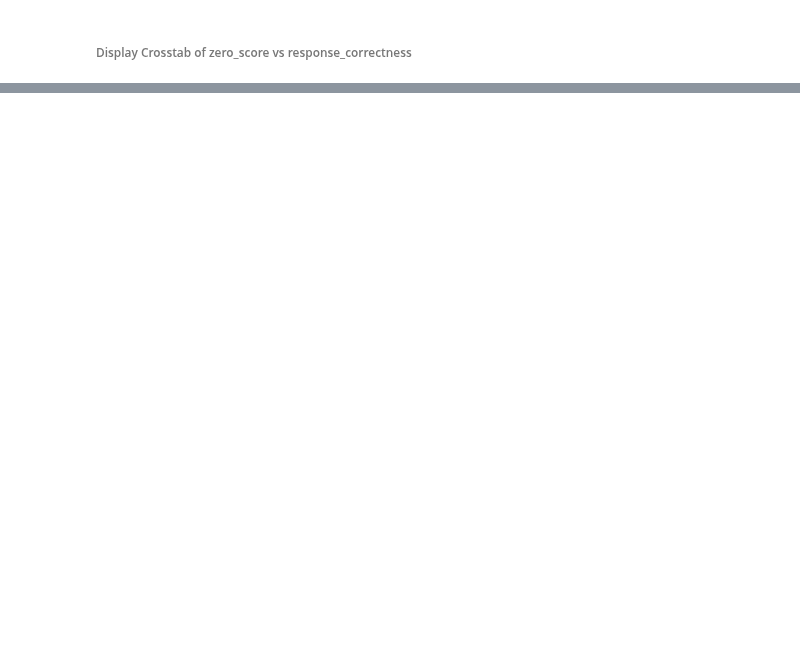
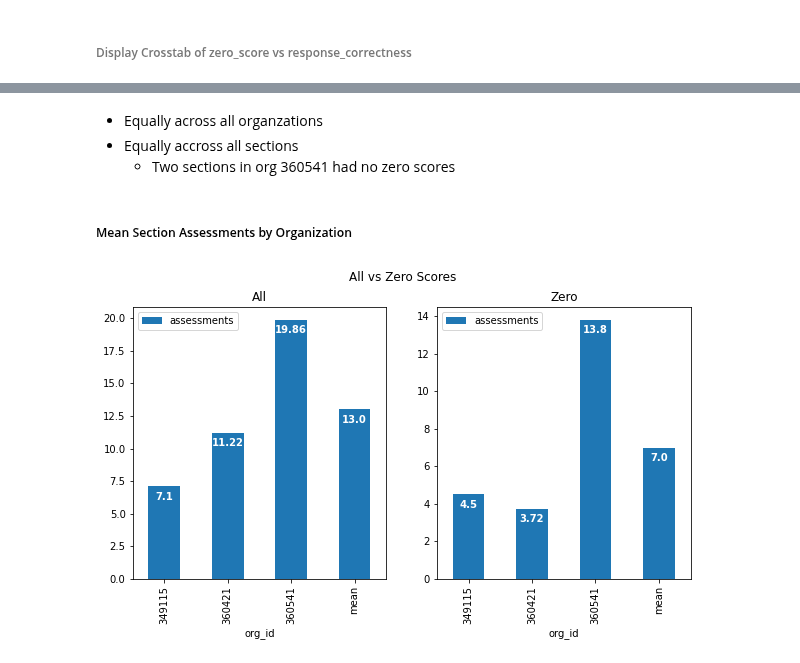
Before and after one commit to dlhinkley/c772-capstone-project, a Jupyter notebook: jupyter/investigation/final-score-unweighted-zero-values.ipynb, the cells around one changed output, grey strips where cells are left out. Saved outputs shown, nothing was run; the diff lists cells and outputs as text; code cells hidden in the pictures; blank space fills up the shorter version.

```diff
--- a/jupyter/investigation/final-score-unweighted-zero-values.ipynb
+++ b/jupyter/investigation/final-score-unweighted-zero-values.ipynb
@@ -141,0 +144,18 @@ zero_sections_by_org()
+# %% [markdown]
+- Equally across all organzations
+- Equally accross all sections
+  - Two sections in org 360541 had no zero scores
+# %% [markdown]
+##### Mean Section Assessments by Organization
+# %%
+fig, (ax1, ax2) = plt.subplots(ncols=2, figsize=(10,5))
+
+mean_sec_assess_by_org_bar_chart(dfFlt, ax=ax1, title='All')
+
+mean_sec_assess_by_org_bar_chart(zeroDf, ax=ax2, title='Zero')
+
+plt.suptitle('All vs Zero Scores')
+
+plt.show()
+# %% [output]
+[figure, added]
```
Also changed, not shown: parts of 42 cells of this notebook, 5 other files.
